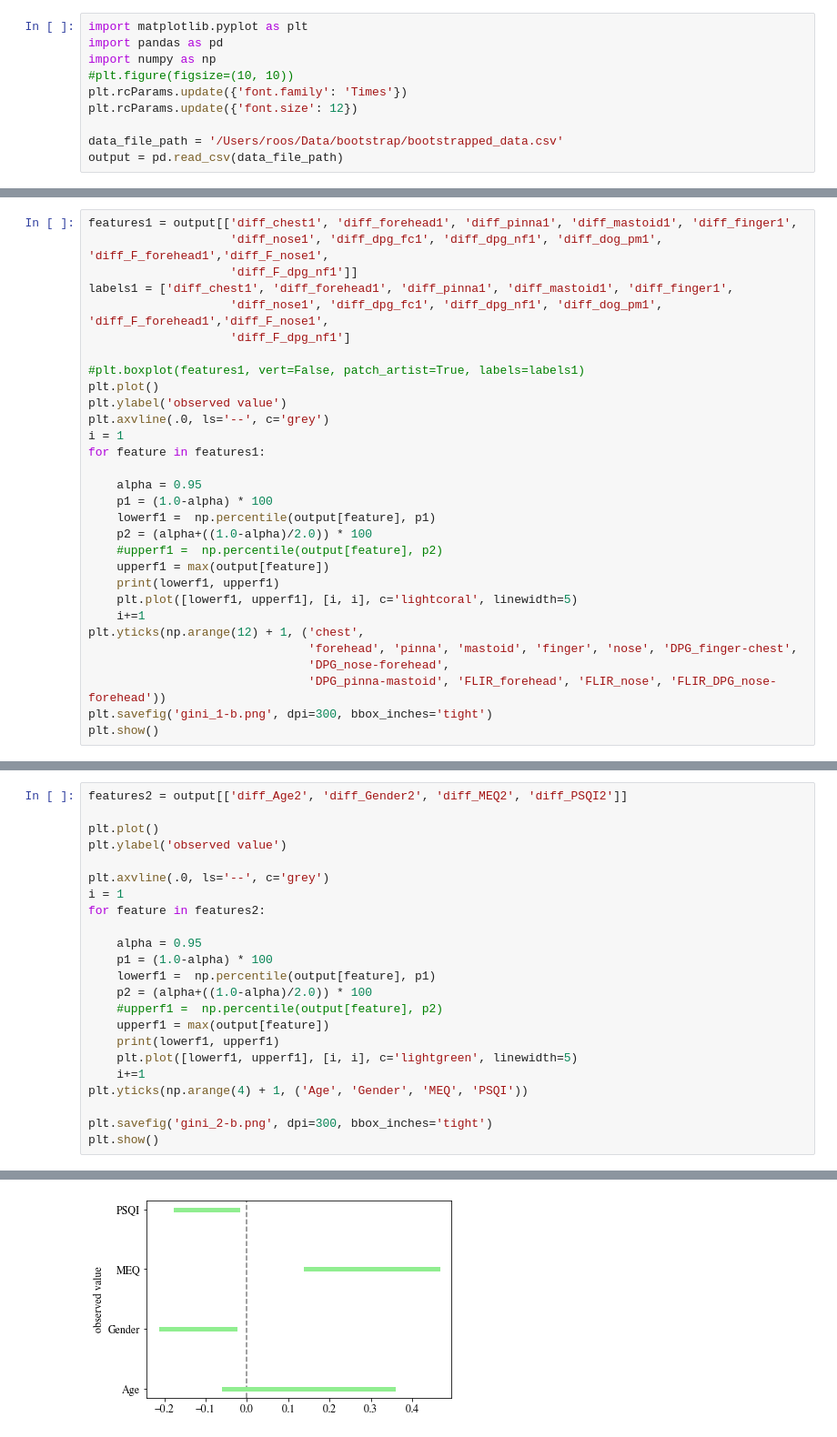
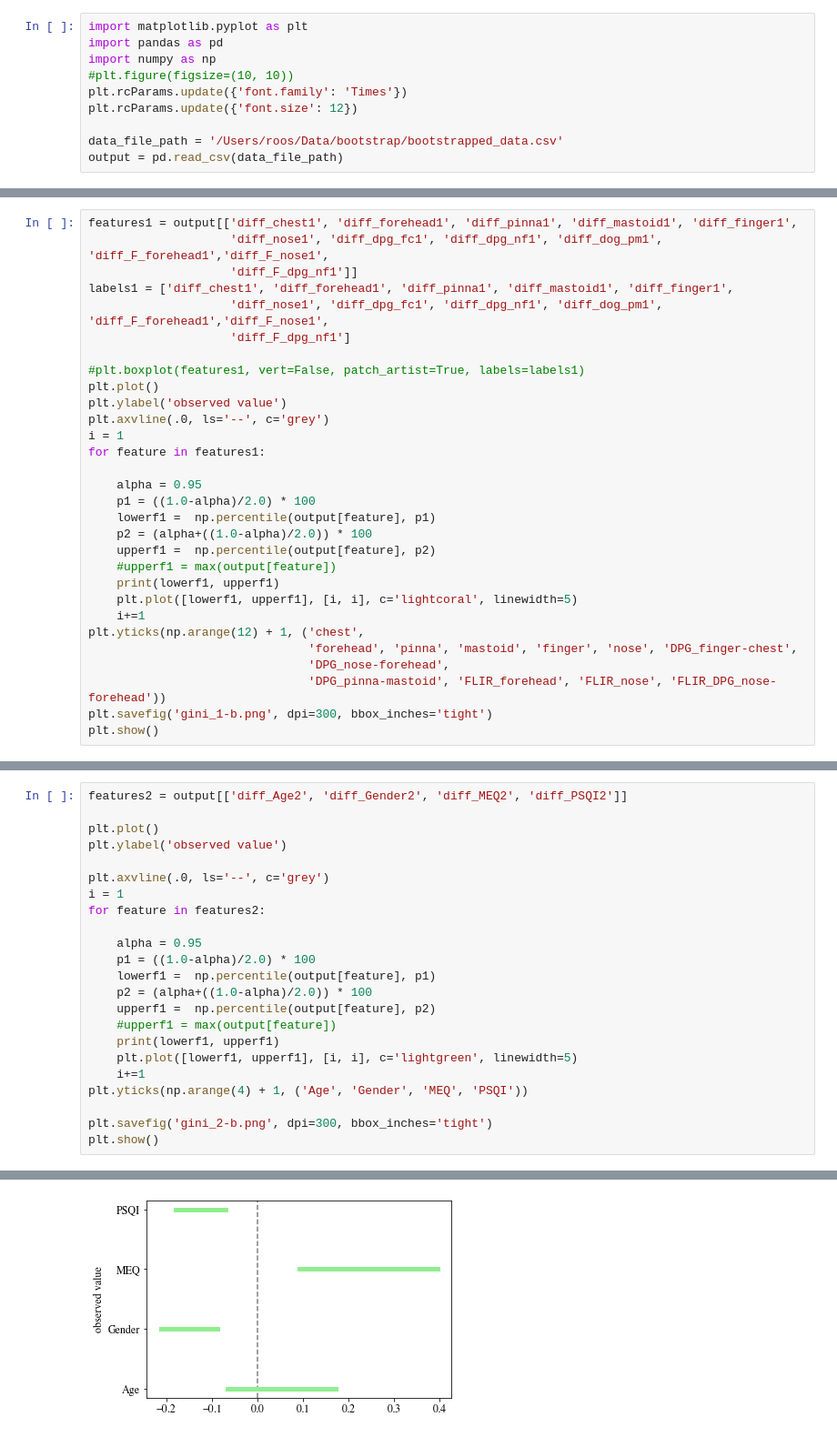
Before and after one commit to rooslucas/Bachelor-Thesis, a Jupyter notebook: BSRT/Bootstrap/bootstrap_visualisation_BSRT.ipynb, the cells around one changed output, grey strips where cells are left out. Shown at 91% size. Cells and saved outputs as stored; diff of their text form.

```diff
--- a/BSRT/Bootstrap/bootstrap_visualisation_BSRT.ipynb
+++ b/BSRT/Bootstrap/bootstrap_visualisation_BSRT.ipynb
@@ -117,11 +117,11 @@ i = 1
 for feature in features1:
 
     alpha = 0.95
-    p1 = (1.0-alpha) * 100
+    p1 = ((1.0-alpha)/2.0) * 100
     lowerf1 =  np.percentile(output[feature], p1)
     p2 = (alpha+((1.0-alpha)/2.0)) * 100
-    #upperf1 =  np.percentile(output[feature], p2)
-    upperf1 = max(output[feature])
+    upperf1 =  np.percentile(output[feature], p2)
+    #upperf1 = max(output[feature])
     print(lowerf1, upperf1)
     plt.plot([lowerf1, upperf1], [i, i], c='lightcoral', linewidth=5)
     i+=1
@@ -156,11 +156,11 @@ i = 1
 for feature in features2:
 
     alpha = 0.95
-    p1 = (1.0-alpha) * 100
+    p1 = ((1.0-alpha)/2.0) * 100
     lowerf1 =  np.percentile(output[feature], p1)
     p2 = (alpha+((1.0-alpha)/2.0)) * 100
-    #upperf1 =  np.percentile(output[feature], p2)
-    upperf1 = max(output[feature])
+    upperf1 =  np.percentile(output[feature], p2)
+    #upperf1 = max(output[feature])
     print(lowerf1, upperf1)
     plt.plot([lowerf1, upperf1], [i, i], c='lightgreen', linewidth=5)
     i+=1
@@ -176,4 +176,4 @@ plt.show()
-[figure, old version]
+[figure, new version]
 # %%
 features3 = output[['diff_Age3', 'diff_Gender3', 'diff_MEQ3', 'diff_PSQI3', 'diff_chest3',
                     'diff_forehead3', 'diff_pinna3', 'diff_mastoid3', 'diff_finger3','diff_nose3', 'diff_dpg_fc3',
```
Also changed, not shown: parts of 7 cells of this notebook.
